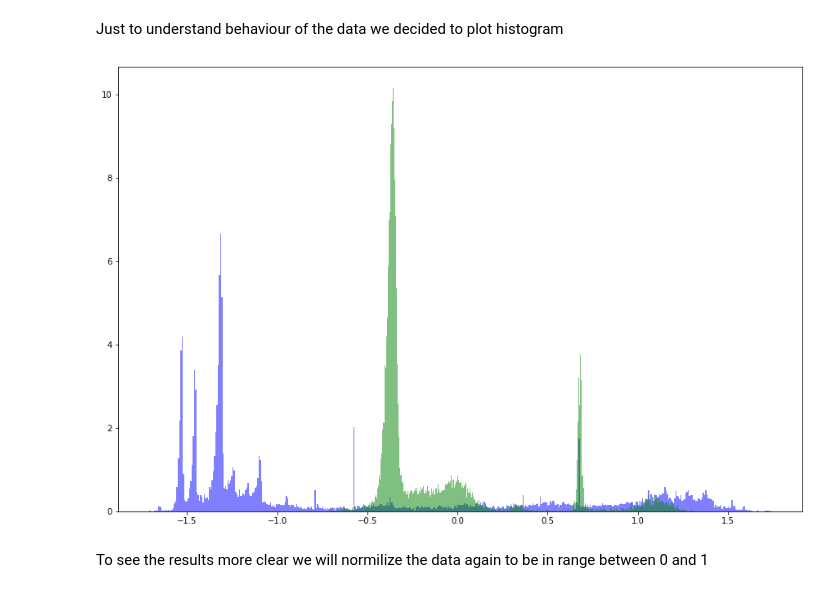
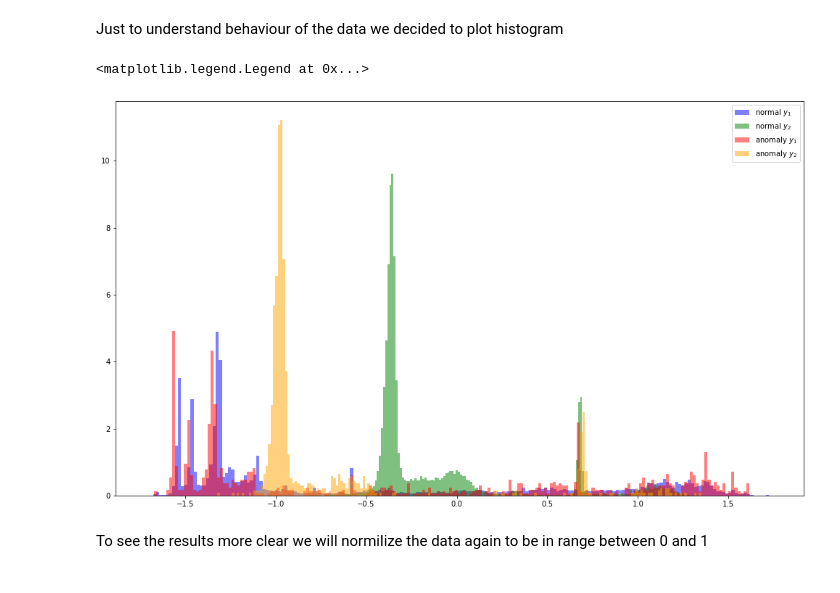
Before and after one commit to ivinokuri/generative-model, a Jupyter notebook: py/model/autoencoder/ProbabilisticModelExperiments.ipynb, the cells around one changed output. Cells and saved outputs as stored; diff of their text form; code cells hidden in the pictures.

```diff
--- a/py/model/autoencoder/ProbabilisticModelExperiments.ipynb
+++ b/py/model/autoencoder/ProbabilisticModelExperiments.ipynb
@@ -247,10 +245,14 @@ axs[1][0].legend()
 # %% [markdown]
 Just to understand behaviour of the data we decided to plot histogram
 # %%
-fig, axs = plt.subplots(1, figsize=(15, 10))
-n, bins, patches = axs.hist(list(normal_pca_data[:, 0]), 500, facecolor='b', alpha=0.5, density=True, stacked=True)
-n, bins, patches = axs.hist(list(normal_pca_data[:, 1]), 500, facecolor='g', alpha=0.5, density=True, stacked=True)
+fig, axs = plt.subplots(1, figsize=(17, 10))
+n, bins, patches = axs.hist(list(normal_pca_data[:, 0]), 200, facecolor='b', alpha=0.5, density=True, stacked=True, label="normal $y_1$")
+n, bins, patches = axs.hist(list(normal_pca_data[:, 1]), 200, facecolor='g', alpha=0.5, density=True, stacked=True, label="normal $y_2$")
+n, bins, patches = axs.hist(list(anomaly_pca_data[:, 0]), 200, facecolor='r', alpha=0.5, density=True, stacked=True, label="anomaly $y_1$")
+n, bins, patches = axs.hist(list(anomaly_pca_data[:, 1]), 200, facecolor='orange', alpha=0.5, density=True, stacked=True, label="anomaly $y_2$")
+axs.legend()
 # %% [output]
+<matplotlib.legend.Legend at 0x...>
-[figure, old version]
+[figure, new version]
 # %% [markdown]
 To see the results more clear we will normilize the data again to be in range between 0 and 1
```
Also changed, not shown: parts of 8 cells of this notebook.
